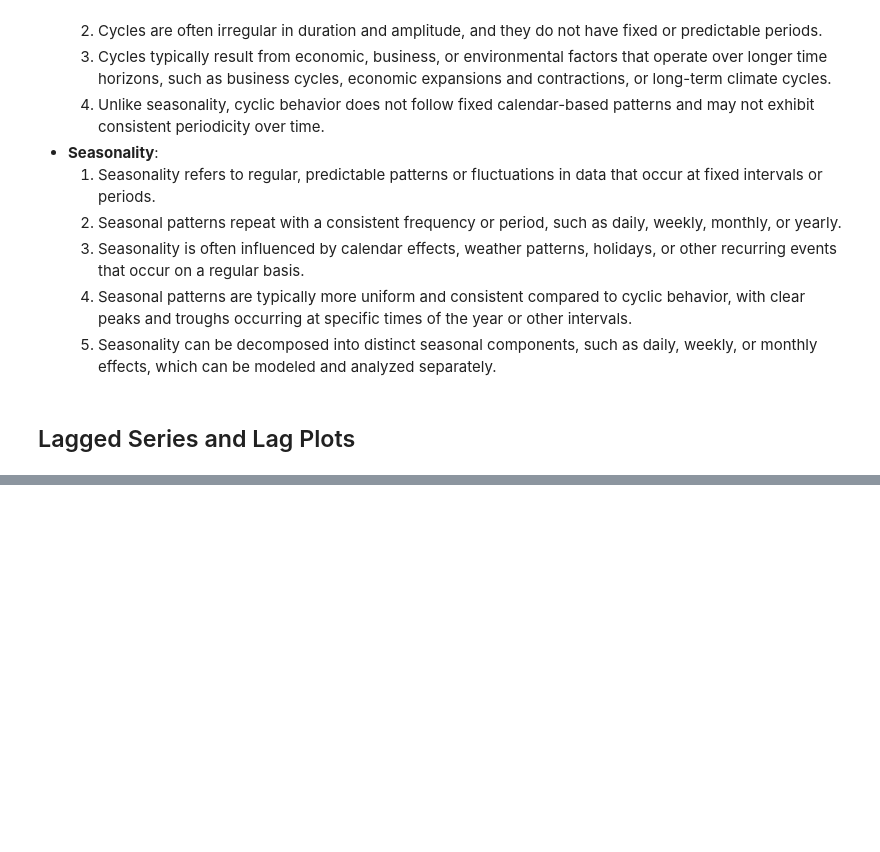
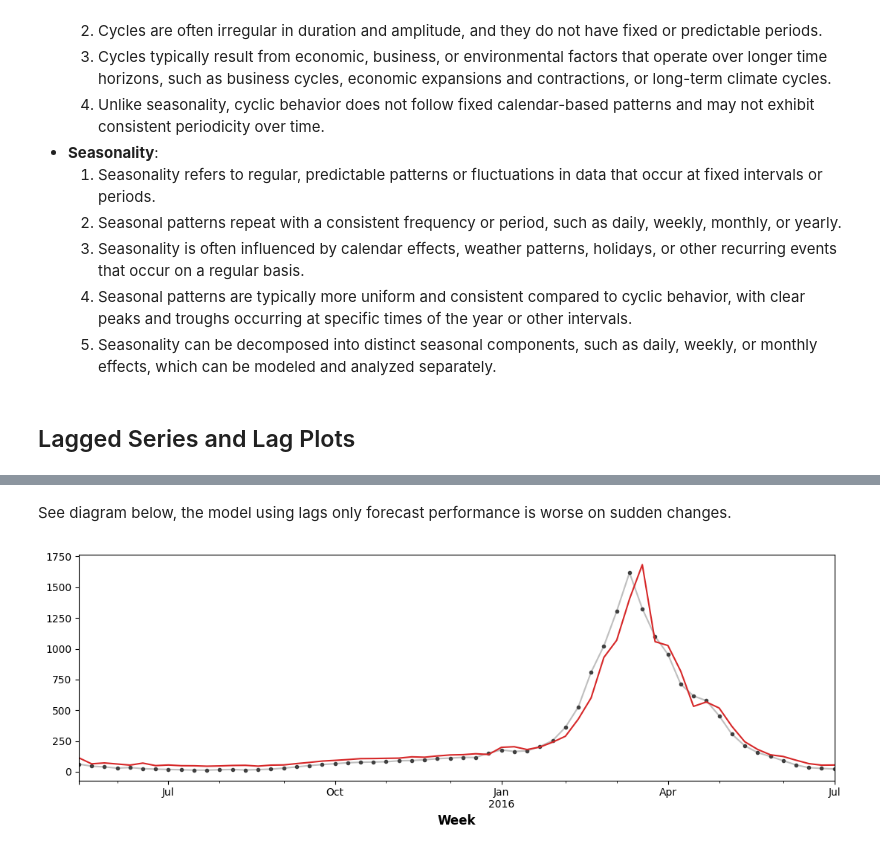
Before and after one commit to andersonliu/learn_ai, a Jupyter notebook: notebooks/time_series/4_time_series_as_features.ipynb, the cells around one changed output, grey strips where cells are left out. Drawn from its saved outputs; the diff is of its cells as text; code cells hidden in the pictures; blank space fills up the shorter version.

```diff
--- a/notebooks/time_series/4_time_series_as_features.ipynb
+++ b/notebooks/time_series/4_time_series_as_features.ipynb
@@ -21,0 +241,7 @@ Cyclic behavior vs Seasonality
+# %% [markdown]
+See diagram below, the model using lags only forecast performance is worse on sudden changes.
+# %%
+ax = y_test.plot(**plot_params)
+_ = y_fore.plot(ax=ax, color='C3')
+# %% [output]
+[figure, added]
```
Also changed, not shown: parts of 27 cells of this notebook, 10 other files.
